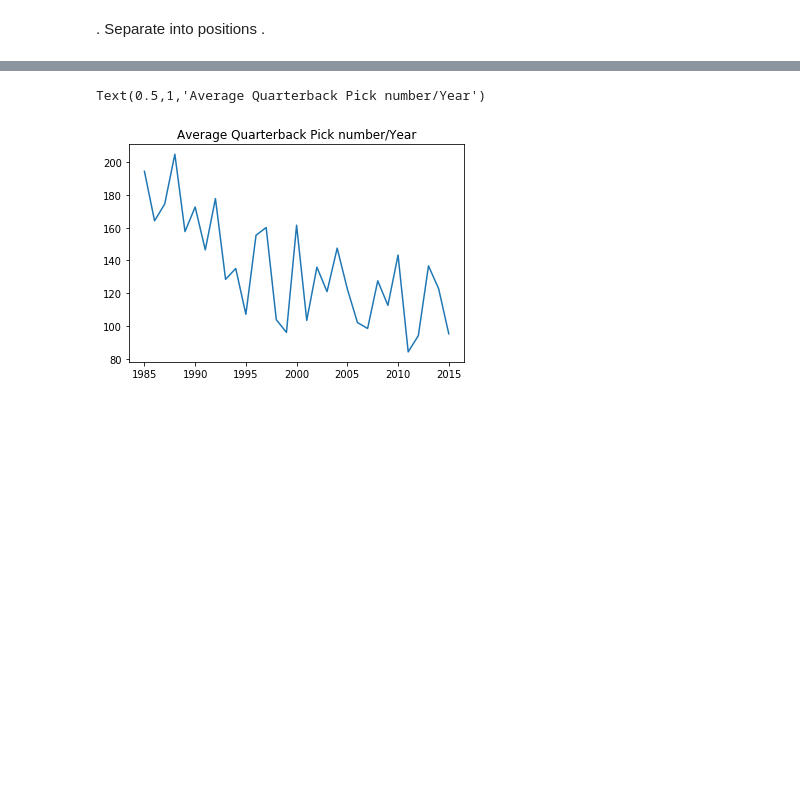
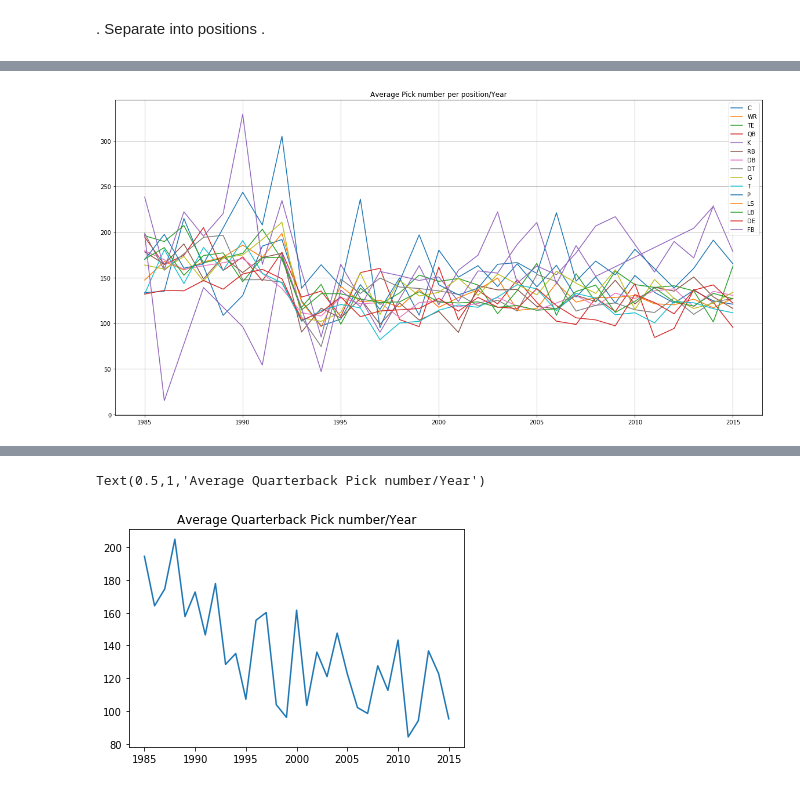
Before and after one commit to GabrielPerson/Data-Science-Project---UFMG, a Jupyter notebook: notebooks/1.0-Person-EDA.ipynb, the cells around one changed output, grey strips where cells are left out. Drawn from its saved outputs; the diff is of its cells as text; code cells hidden in the pictures; blank space fills up the shorter version.

```diff
--- a/notebooks/1.0-Person-EDA.ipynb
+++ b/notebooks/1.0-Person-EDA.ipynb
@@ -77,0 +144,10 @@ for pos in positions:
+# %%
+plt.figure(figsize=(20,10))
+title = "Average Pick number per position/Year"
+plt.title(title)
+plt.grid(axis="both")
+for pos in positions:
+    plt.plot(df_positions[pos].groupby('Year').mean()['Pick'])
+    plt.legend(positions)
+# %% [output]
+[figure, added]
```
Also changed, not shown: parts of 26 cells of this notebook, 3 other files.
